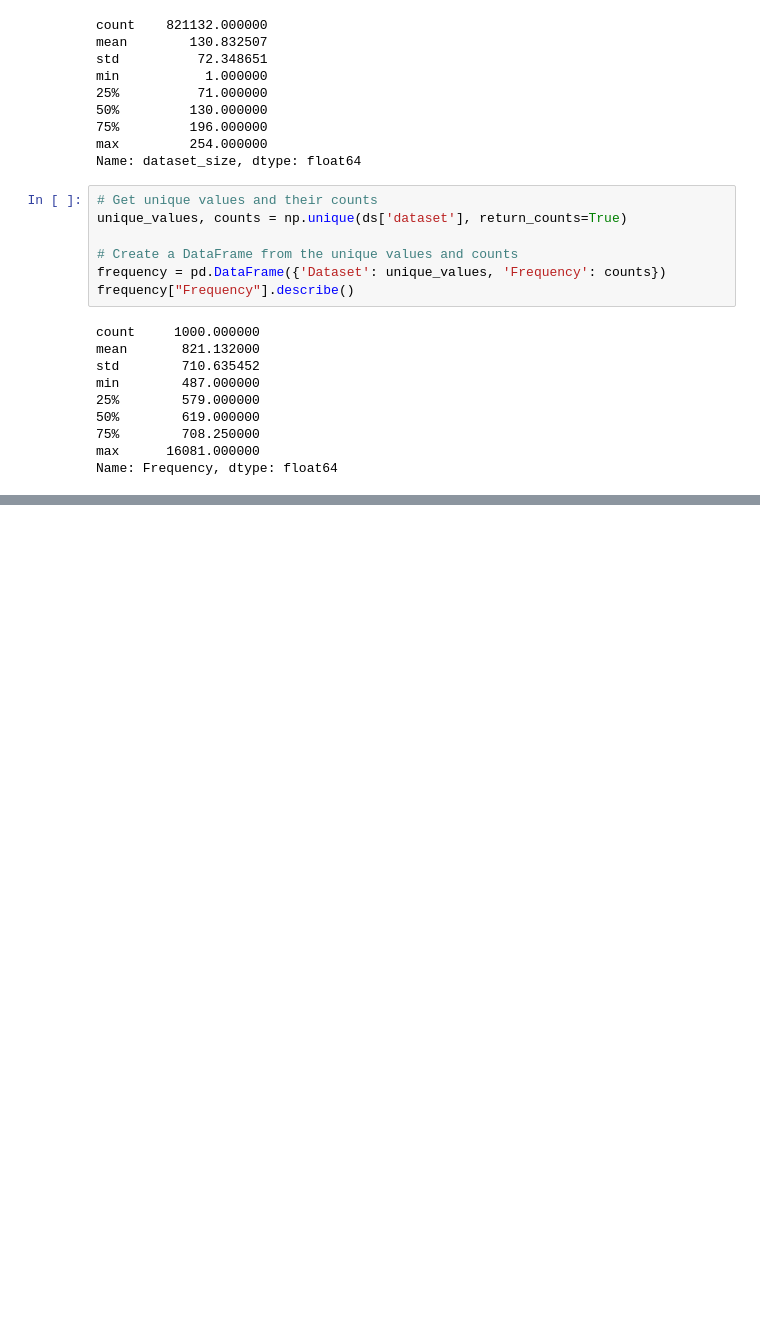
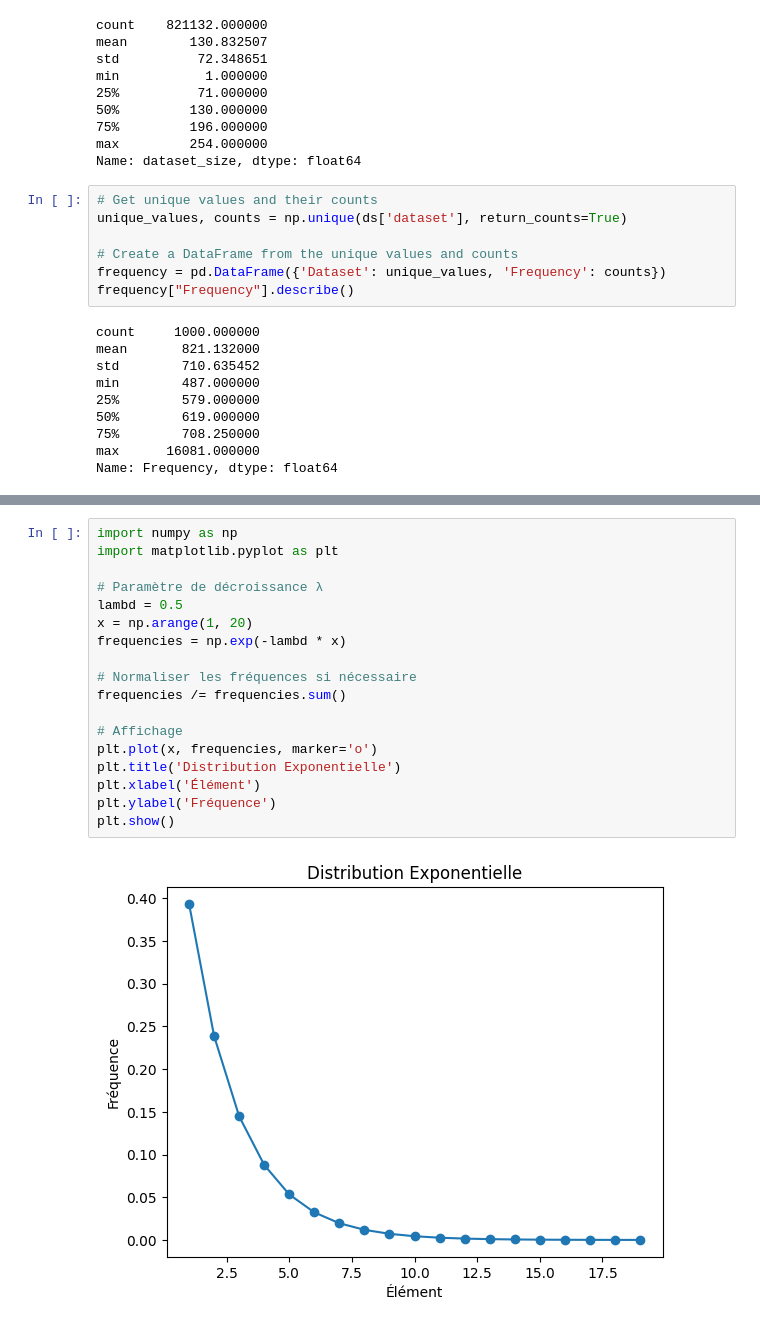
Before and after one commit to cherifpy/traces-simulator, a Jupyter notebook: cache-exp/exp/traces/processing.ipynb, the cells around one changed output, grey strips where cells are left out. Saved outputs shown, nothing was run; the diff lists cells and outputs as text; blank space fills up the shorter version.

```diff
--- a/cache-exp/exp/traces/processing.ipynb
+++ b/cache-exp/exp/traces/processing.ipynb
@@ -101,3 +101,23 @@ ds.describe()
 | 50% | 1.666302e+06 | 1.570000e+02 | 91.000000 | 1.000000 | 1.000000 | 8.000000 | 130.000000 | 1.000000 |
 | 75% | 2.734870e+06 | 7.300000e+02 | 131.000000 | 16.000000 | 2.000000 | 8.000000 | 196.000000 | 2.000000 |
 | max | 3.672301e+06 | 1.920725e+06 | 772945.000000 | 13834.000000 | 18120.000000 | 32.000000 | 254.000000 | 3.000000 |
+# %%
+import numpy as np
+import matplotlib.pyplot as plt
+
+# Paramètre de décroissance λ
+lambd = 0.5
+x = np.arange(1, 20)
+frequencies = np.exp(-lambd * x)
+
+# Normaliser les fréquences si nécessaire
+frequencies /= frequencies.sum()
+
+# Affichage
+plt.plot(x, frequencies, marker='o')
+plt.title('Distribution Exponentielle')
+plt.xlabel('Élément')
+plt.ylabel('Fréquence')
+plt.show()
+# %% [output]
+[figure, added]
```
Also changed, not shown: parts of 8 cells of this notebook, 4 other files.
